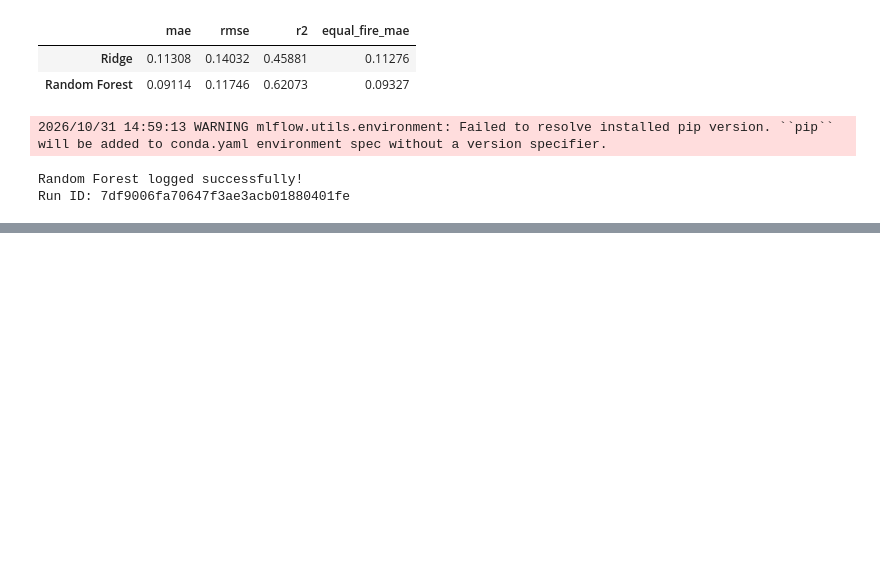
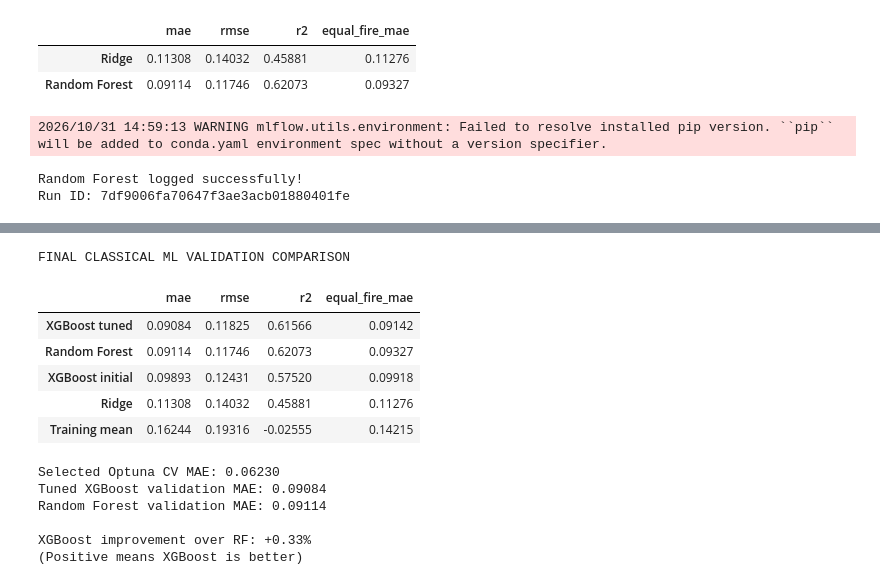
Before and after one commit to Vasant-Tholappa/wildfire-recovery-forecasting, a Jupyter notebook: notebooks/phase5_ml.ipynb, the cells around one changed output, grey strips where cells are left out. Cells and saved outputs as stored; diff of their text form; code cells hidden in the pictures; blank space fills up the shorter version.

Commit message:
Record XGBoost and Optuna results with reusable pipeline

```diff
--- a/notebooks/phase5_ml.ipynb
+++ b/notebooks/phase5_ml.ipynb
@@ -1123,0 +1730,68 @@ Run ID: 7df9006fa70647f3ae3acb01880401fe
+# %%
+
+# FINAL TUNED XGBOOST — CHRONOLOGICAL VALIDATION
+
+from sklearn.base import clone
+
+# Use the winner across all Optuna searches
+final_xgb = clone(xgb_pipeline)
+
+final_xgb.set_params(**{
+    f"model__{name}": value
+    for name, value in selected_xgb_params.items()
+})
+
+# Train on all 2015–2017 training fires
+final_xgb.fit(
+    X_train[xgb_features],
+    y_train
+)
+
+# Predict for unseen 2018–2019 validation fires
+final_xgb_predictions = final_xgb.predict(
+    X_val[xgb_features]
+)
+
+# Evaluate
+final_xgb_scores = evaluate_model(
+    y_val,
+    final_xgb_predictions,
+    val["fire_id"]
+)
+
+# Compare with our previous models
+comparison = pd.DataFrame({
+    "Training mean": mean_scores,
+    "Ridge": ridge_scores,
+    "Random Forest": rf_scores,
+    "XGBoost initial": xgb_scores,
+    "XGBoost tuned": final_xgb_scores,
+}).T.sort_values("mae")
+
+print("FINAL CLASSICAL ML VALIDATION COMPARISON")
+display(comparison.round(5))
+
+print(f"\nSelected Optuna CV MAE: {selected_xgb_cv_mae:.5f}")
+print(f"Tuned XGBoost validation MAE: {final_xgb_scores['mae']:.5f}")
+print(f"Random Forest validation MAE: {rf_scores['mae']:.5f}")
+
+improvement = (
+    rf_scores["mae"] - final_xgb_scores["mae"]
+) / rf_scores["mae"] * 100
+
+print(f"\nXGBoost improvement over RF: {improvement:+.2f}%")
+print("(Positive means XGBoost is better)")
+# %% [output]
+FINAL CLASSICAL ML VALIDATION COMPARISON
+|  | mae | rmse | r2 | equal_fire_mae |
+| XGBoost tuned | 0.09084 | 0.11825 | 0.61566 | 0.09142 |
+| Random Forest | 0.09114 | 0.11746 | 0.62073 | 0.09327 |
+| XGBoost initial | 0.09893 | 0.12431 | 0.57520 | 0.09918 |
+| Ridge | 0.11308 | 0.14032 | 0.45881 | 0.11276 |
+| Training mean | 0.16244 | 0.19316 | -0.02555 | 0.14215 |
+Selected Optuna CV MAE: 0.06230
+Tuned XGBoost validation MAE: 0.09084
+Random Forest validation MAE: 0.09114
+
+XGBoost improvement over RF: +0.33%
+(Positive means XGBoost is better)
```
Also changed, not shown: parts of 8 cells of this notebook, 5 other files.
